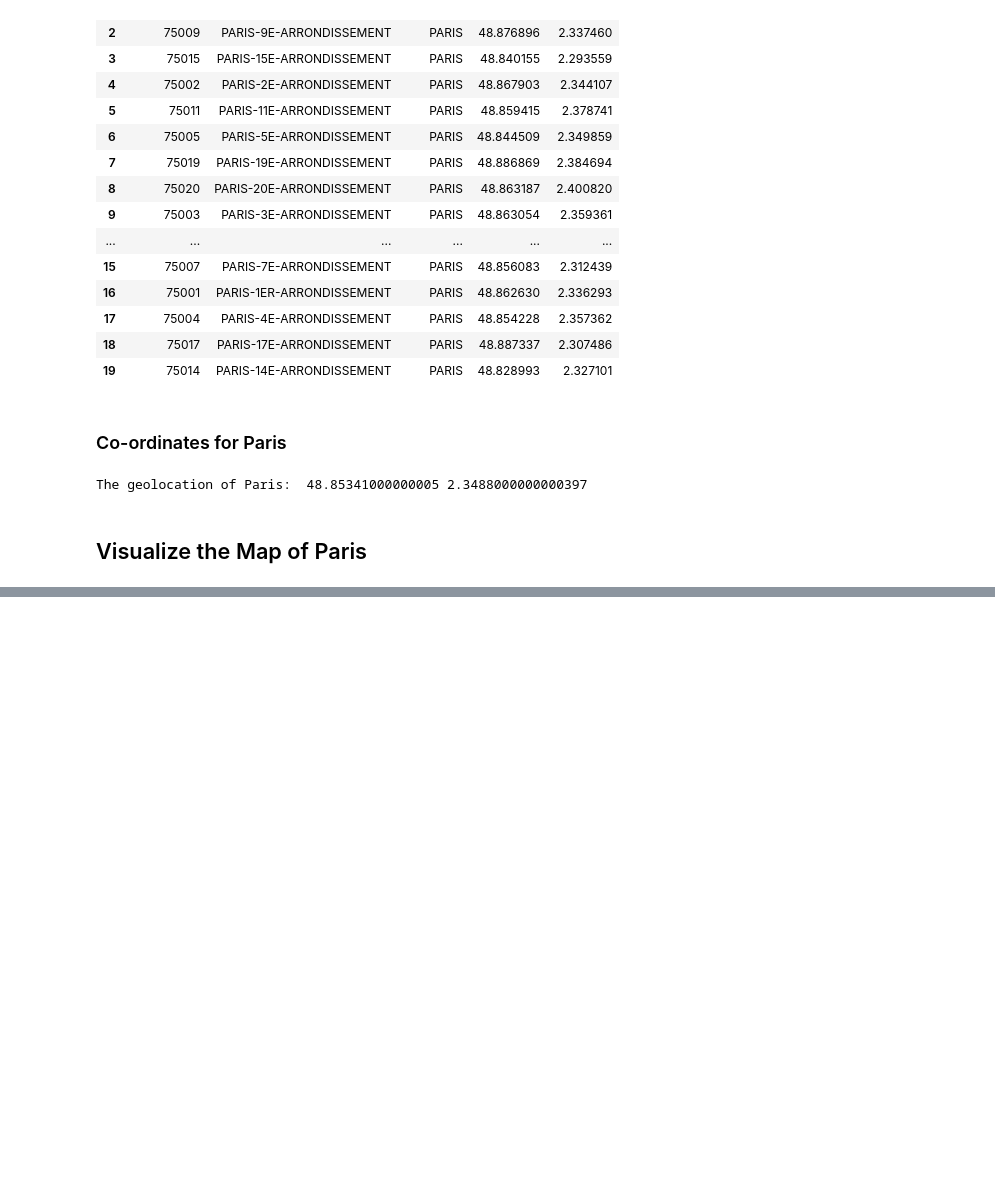
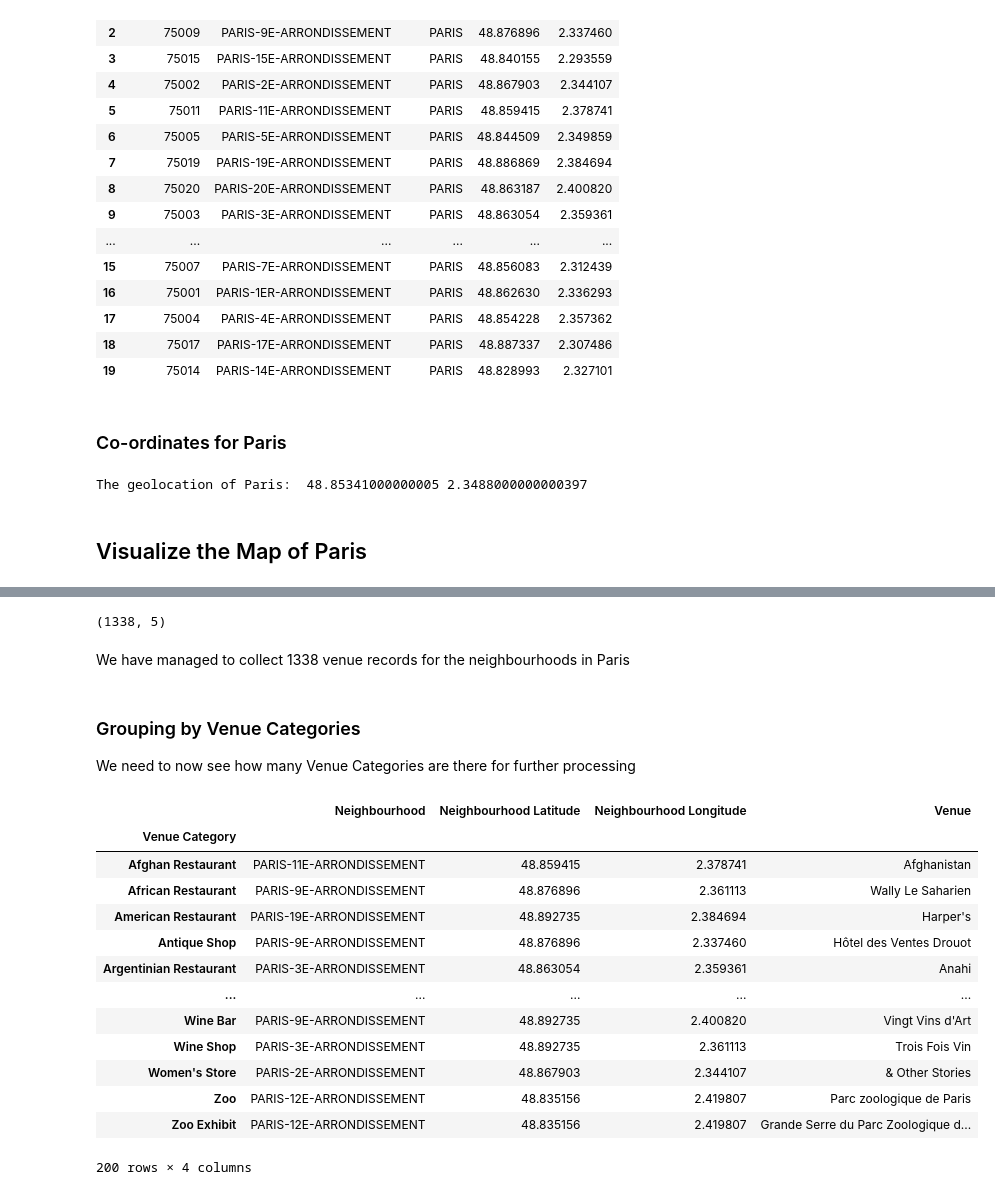
Before and after one commit to Thomas-George-T/A-Tale-of-Two-Cities, a Jupyter notebook: Tale_of_Two_Cities_A_Data_Science_Take.ipynb, the cells around one changed output, grey strips where cells are left out. Cells and saved outputs as stored; diff of their text form; code cells hidden in the pictures; blank space fills up the shorter version.

```diff
--- a/Tale_of_Two_Cities_A_Data_Science_Take.ipynb
+++ b/Tale_of_Two_Cities_A_Data_Science_Take.ipynb
@@ -983,0 +1028,26 @@ map_Paris
+# %%
+venues_in_Paris.shape
+# %% [output]
+(1338, 5)
+# %% [markdown]
+We have managed to collect 1338 venue records for the neighbourhoods in Paris
+# %% [markdown]
+### Grouping by Venue Categories
+We need to now see how many Venue Categories are there for further processing
+# %%
+venues_in_Paris.groupby('Venue Category').max()
+# %% [output]
+|  | Neighbourhood | Neighbourhood Latitude | Neighbourhood Longitude | Venue |
+| Venue Category |  |  |  |  |
+| Afghan Restaurant | PARIS-11E-ARRONDISSEMENT | 48.859415 | 2.378741 | Afghanistan |
+| African Restaurant | PARIS-9E-ARRONDISSEMENT | 48.876896 | 2.361113 | Wally Le Saharien |
+| American Restaurant | PARIS-19E-ARRONDISSEMENT | 48.892735 | 2.384694 | Harper's |
+| Antique Shop | PARIS-9E-ARRONDISSEMENT | 48.876896 | 2.337460 | Hôtel des Ventes Drouot |
+| Argentinian Restaurant | PARIS-3E-ARRONDISSEMENT | 48.863054 | 2.359361 | Anahi |
+| ... | ... | ... | ... | ... |
+| Wine Bar | PARIS-9E-ARRONDISSEMENT | 48.892735 | 2.400820 | Vingt Vins d'Art |
+| Wine Shop | PARIS-3E-ARRONDISSEMENT | 48.892735 | 2.361113 | Trois Fois Vin |
+| Women's Store | PARIS-2E-ARRONDISSEMENT | 48.867903 | 2.344107 | & Other Stories |
+| Zoo | PARIS-12E-ARRONDISSEMENT | 48.835156 | 2.419807 | Parc zoologique de Paris |
+| Zoo Exhibit | PARIS-12E-ARRONDISSEMENT | 48.835156 | 2.419807 | Grande Serre du Parc Zoologique d... |
+200 rows × 4 columns
```
Also changed, not shown: parts of 18 cells of this notebook.
